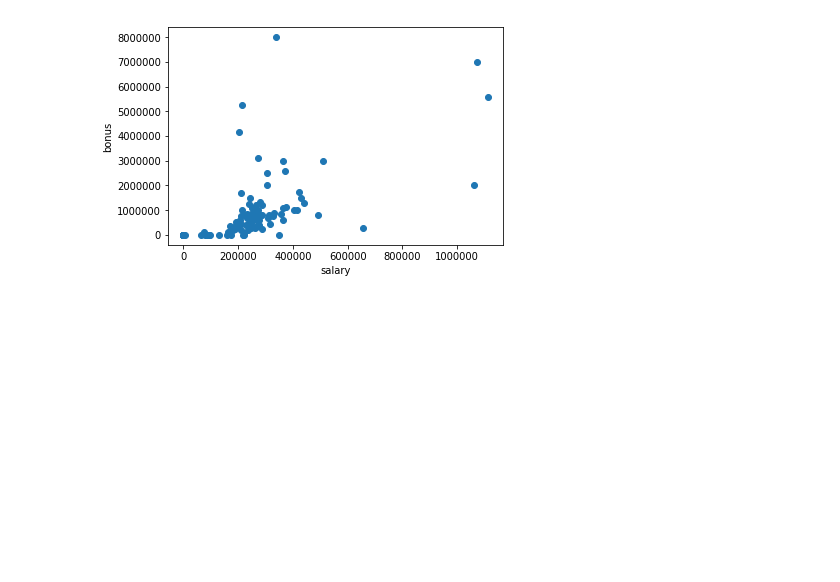
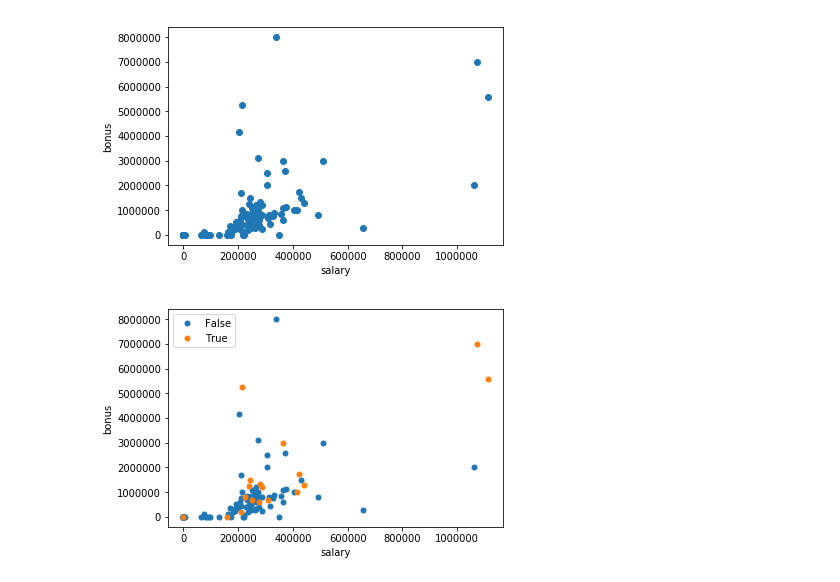
Before and after one commit to Manyizi101/P5_UdacityProject_MachineLearning, a Jupyter notebook: Enron_EDA.ipynb, the cells around one changed output. Saved outputs shown, nothing was run; the diff lists cells and outputs as text; code cells hidden in the pictures; blank space fills up the shorter version.

Commit message:
Color scatter plot of salary vs bonus based on POI status

```diff
--- a/Enron_EDA.ipynb
+++ b/Enron_EDA.ipynb
@@ -110,3 +110,19 @@ plt.ylabel('bonus')
 plt.show()
 # %% [output]
 [figure]
+# %%
+# Group employees based on POI status
+groups = df.groupby('poi')
+
+# Create scatter plot of salary vs bonus and color by POI status
+fig, ax = plt.subplots()
+ax.margins(0.05) # Adds 5% padding to the autoscaling
+for name, group in groups:
+    ax.plot(group.salary, group.bonus, marker='o', linestyle='', ms=5, label=name)
+ax.legend()
+plt.xlabel('salary')
+plt.ylabel('bonus')
+
+plt.show()
+# %% [output]
+[figure, added]
```
